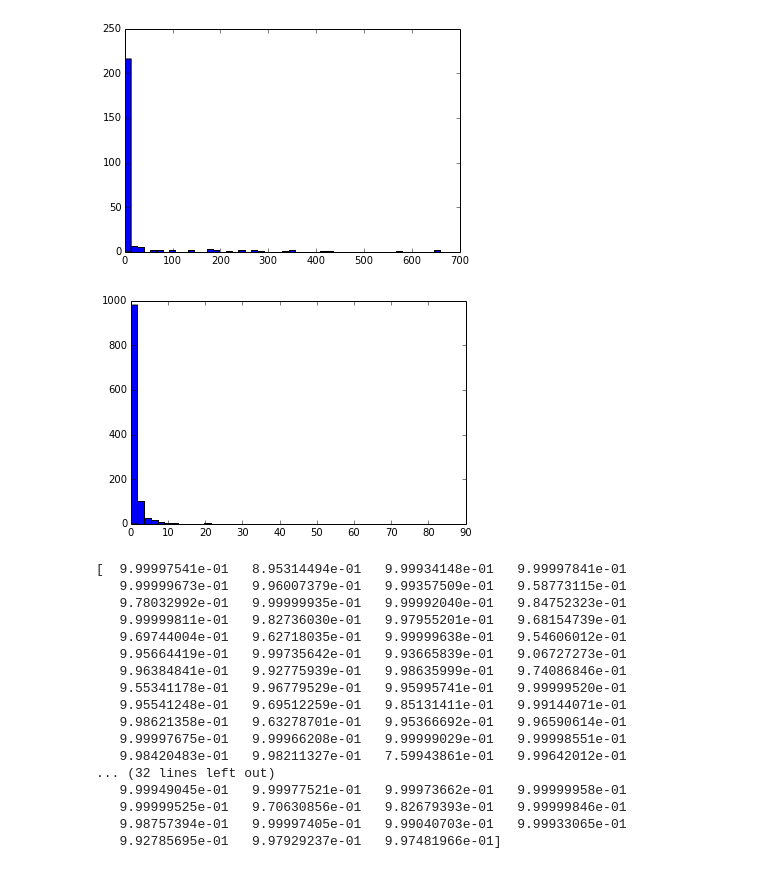
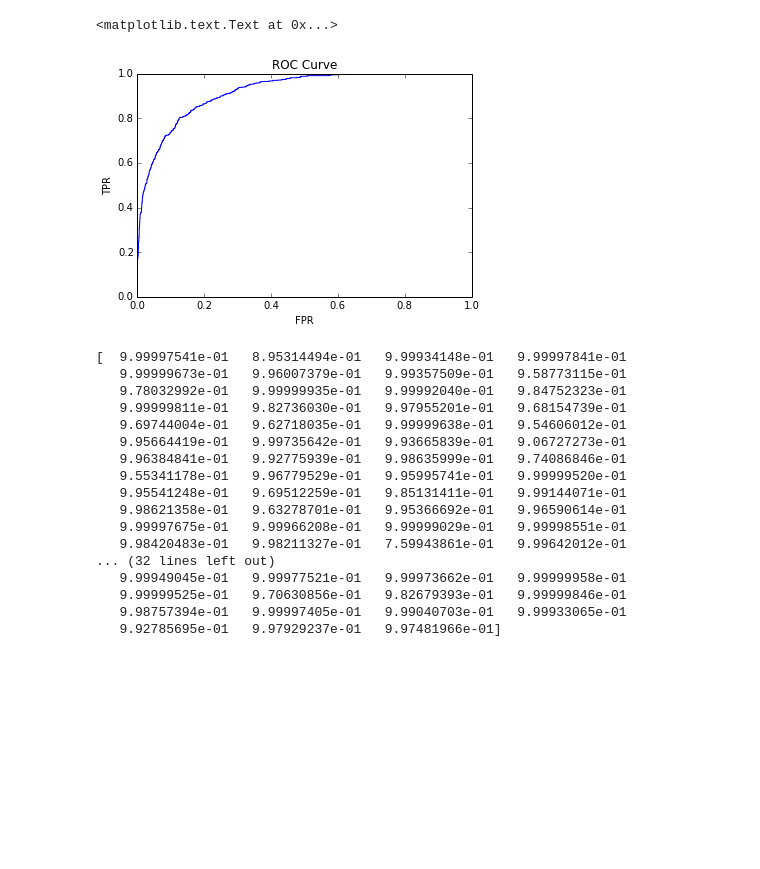
Before and after one commit to drphilmarshall/PS1QLS, a Jupyter notebook: PROJECTS/SDSS/XD_Classifier.ipynb, the cells around one changed output. Drawn from its saved outputs; the diff is of its cells as text; code cells hidden in the pictures; blank space fills up the shorter version.

```diff
--- a/PROJECTS/SDSS/XD_Classifier.ipynb
+++ b/PROJECTS/SDSS/XD_Classifier.ipynb
@@ -89,10 +138,15 @@ plt.title('dud probability of dud')
-# %%
-_ = plt.hist(np.sum(np.exp(lQSO_probs_test),axis=1),bins=50)
-plt.figure()
-_ = plt.hist(np.sum(np.exp(dud_probs_test),axis=1),bins=50)
-# %% [output]
-[figure, removed]
-[figure, removed]
+# %%
+from sklearn.metrics import roc_curve
+trainTruth = np.concatenate([np.ones(lQSO_train.shape[0]),np.zeros(dud_train.shape[0])])
+trainProbs = np.concatenate([plQSO_lQSO,plQSO_dud])
+fpr, tpr, _ = roc_curve(trainTruth,trainProbs,pos_label=1)
+plt.title('ROC Curve')
+plt.plot(fpr,tpr)
+plt.xlabel('FPR')
+plt.ylabel('TPR')
+# %% [output]
+<matplotlib.text.Text at 0x...>
+[figure, added]
 # %%
 """
 class Dataset(object):
```
Also changed, not shown: parts of 4 cells of this notebook.
